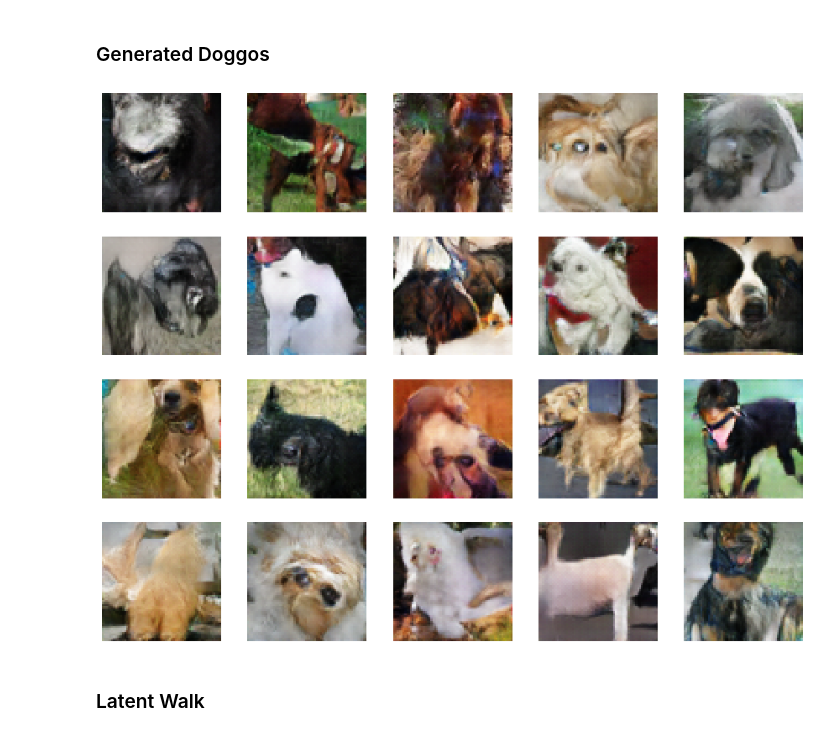
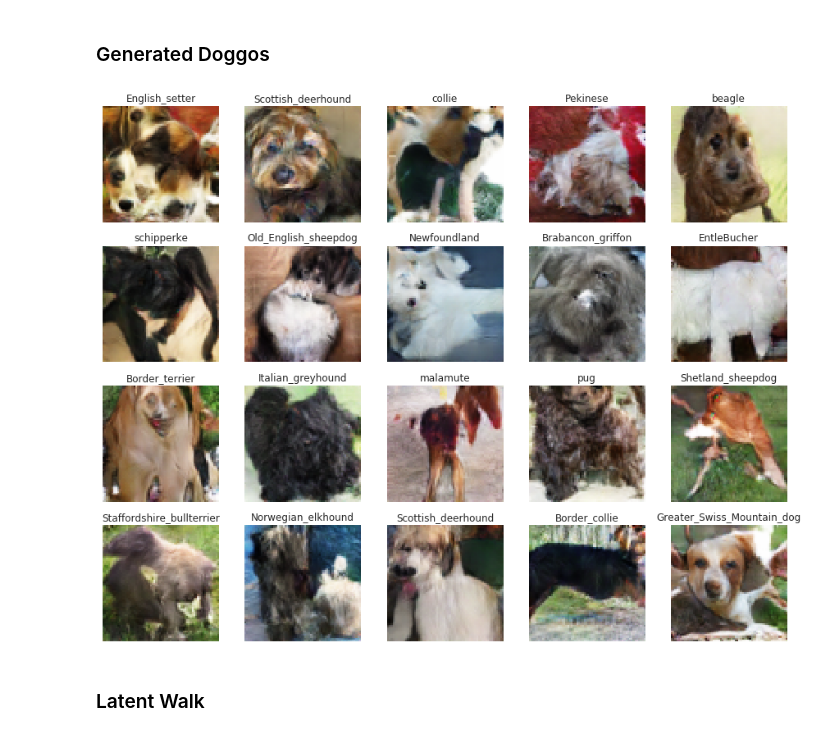
Before and after one commit to TheoViel/DCGAN_Dogs, a Jupyter notebook: notebooks/DCGAN.ipynb, the cells around one changed output. Saved outputs shown, nothing was run; the diff lists cells and outputs as text; code cells hidden in the pictures.

```diff
--- a/notebooks/DCGAN.ipynb
+++ b/notebooks/DCGAN.ipynb
@@ -219,10 +218,8 @@ use_bn = True
 
 conditional = False
 
-auxiliary_clf = False
-class_loss_weight = 0
-
-embed_dim = 8
+auxiliary_clf = True
+class_loss_weight = 1
 # %%
 n_gen = 128
 n_dis = 128
@@ -236,0 +226,3 @@ epochs = 200
+# %%
+nb_ft = 64
+embed_dim = nb_ft
@@ -254,7 +257,7 @@ generator = DCGanGenerator(
     latent_dim=latent_dim,
     nb_classes=nb_classes,
     embedding_dim=embed_dim,
-    conditional=conditional,
+    conditional=conditional or auxiliary_clf,
     use_bn=use_bn,
 ).cuda()
 
@@ -352,9 +364,9 @@ NameError: name 'infos' is not defined
 # %% [markdown]
 ### Generated Doggos
 # %%
-_ = generate(generator, n=20, n_plot=20, latent_dim=latent_dim)
+_ = generate(generator, n=20, n_plot=20, latent_dim=latent_dim, show_title=generator.conditional)
 # %% [output]
-[figure, old version]
+[figure, new version]
 # %% [markdown]
 ### Latent Walk
 # %%
```
Also changed, not shown: parts of 14 cells of this notebook, 4 other files.
